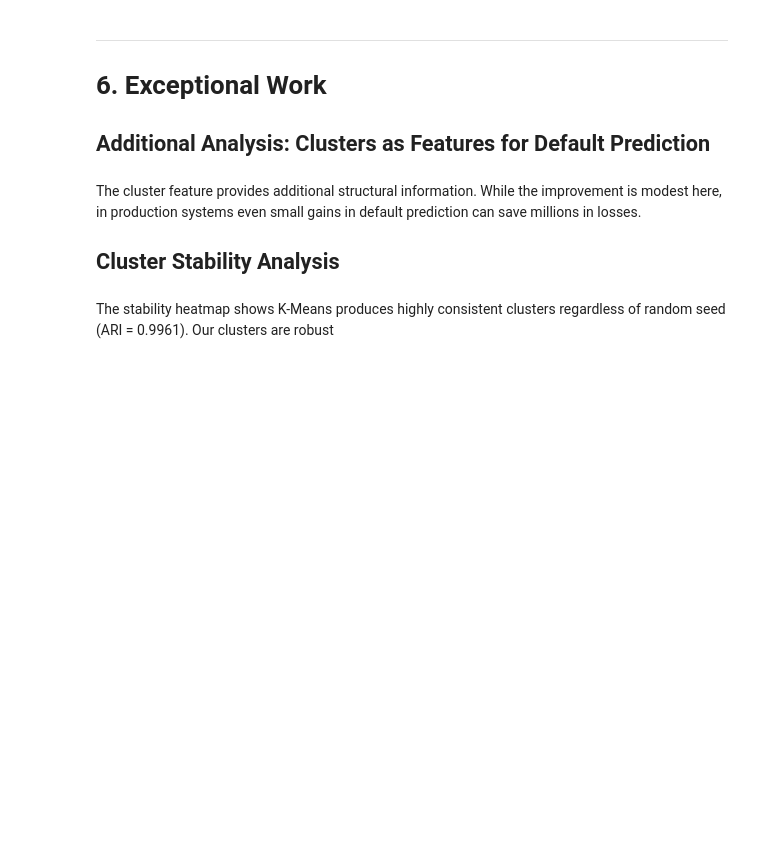
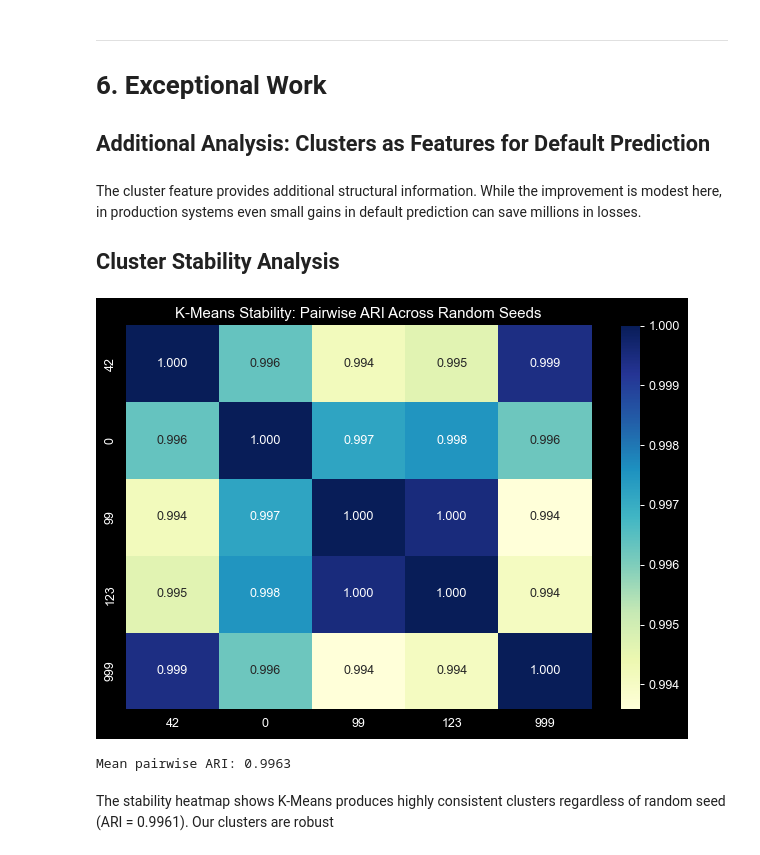
Before and after one commit to titusk2/DS-7331-, a Jupyter notebook: ds_7331_lab_three_clustering_v2.ipynb, the cells around one changed output. Cells and saved outputs as stored; diff of their text form; code cells hidden in the pictures; blank space fills up the shorter version.

```diff
--- a/ds_7331_lab_three_clustering_v2.ipynb
+++ b/ds_7331_lab_three_clustering_v2.ipynb
@@ -554,22 +665,28 @@ The cluster feature provides additional structural information. While the improv
 # %%
 # How consistent are clusters across random seeds?
 seeds = [42, 0, 99, 123, 999]
 all_labels = []
 for s in seeds:
     km_temp = KMeans(n_clusters=3, random_state=s, n_init=10)
     all_labels.append(km_temp.fit_predict(X_scaled))
 
 ari_matrix = np.zeros((5, 5))
 for i in range(5):
     for j in range(5):
         ari_matrix[i][j] = adjusted_rand_score(all_labels[i], all_labels[j])
 
 fig, ax = plt.subplots(figsize=(7, 5))
 sns.heatmap(ari_matrix, annot=True, fmt='.3f', cmap='YlGnBu',
             xticklabels=seeds, yticklabels=seeds, ax=ax)
 ax.set_title('K-Means Stability: Pairwise ARI Across Random Seeds')
 plt.tight_layout()
 plt.show()
-print(f"Mean pairwise ARI: {V['stability_ari']}")
+# Compute mean off-diagonal ARI
+mask = ~np.eye(5, dtype=bool)
+mean_ari = ari_matrix[mask].mean()
+print(f"Mean pairwise ARI: {mean_ari:.4f}")
+# %% [output]
+[figure, added]
+Mean pairwise ARI: 0.9963
 # %% [markdown]
 The stability heatmap shows K-Means produces highly consistent clusters regardless of random seed (ARI = 0.9961). Our clusters are robust
```
Also changed, not shown: parts of 19 cells of this notebook.
